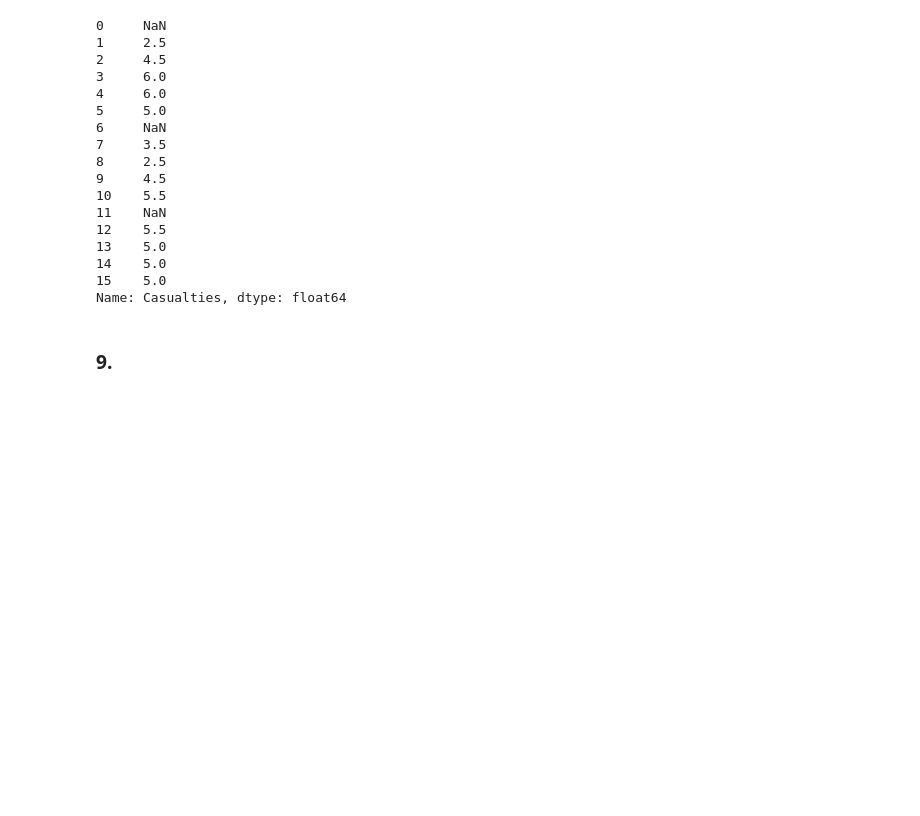
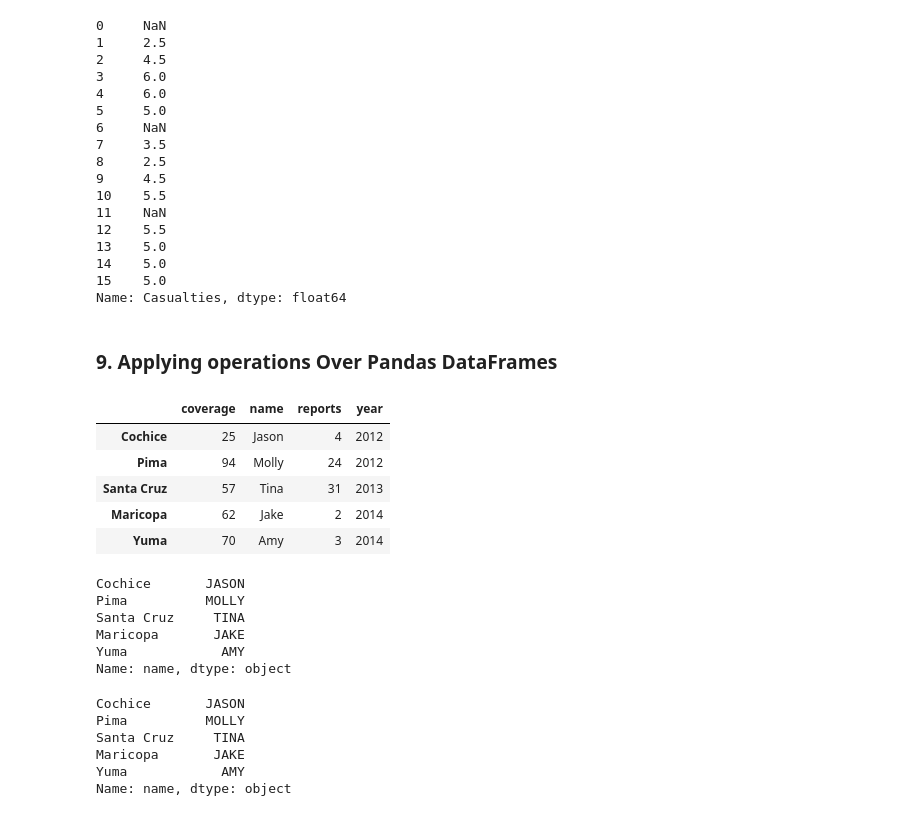
Before and after one commit to fjcamillo/Complete-Pandas-Study, a Jupyter notebook: Pandas Re-Study Part 1.ipynb, the cells around one changed output. Drawn from its saved outputs; the diff is of its cells as text; code cells hidden in the pictures; blank space fills up the shorter version.

```diff
--- a/Pandas Re-Study Part 1.ipynb
+++ b/Pandas Re-Study Part 1.ipynb
@@ -2588,5 +2588,21 @@ p
 14    5.0
 15    5.0
 Name: Casualties, dtype: float64
-# %% [markdown]
-### 9.
+# %% [markdown]
+### 9. Applying operations Over Pandas DataFrames
+# %%
+data = {
+    'name': ['Jason', 'Molly', 'Tina', 'Jake', 'Amy'],
+    'year': [2012, 2012, 2013, 2014, 2014],
+    'reports': [4, 24, 31, 2, 3],
+    'coverage': [25, 94, 57, 62, 70]
+}
+df = pd.DataFrame(data, index=['Cochice', 'Pima', 'Santa Cruz', 'Maricopa', 'Yuma'])
+df
+# %% [output]
+|  | coverage | name | reports | year |
+| Cochice | 25 | Jason | 4 | 2012 |
+| Pima | 94 | Molly | 24 | 2012 |
+| Santa Cruz | 57 | Tina | 31 | 2013 |
+| Maricopa | 62 | Jake | 2 | 2014 |
+| Yuma | 70 | Amy | 3 | 2014 |
@@ -2592,0 +2611,18 @@ Name: Casualties, dtype: float64
+# %%
+df.name.apply(capitalizer)
+# %% [output]
+Cochice       JASON
+Pima          MOLLY
+Santa Cruz     TINA
+Maricopa       JAKE
+Yuma            AMY
+Name: name, dtype: object
+# %%
+df.name.map(capitalizer)
+# %% [output]
+Cochice       JASON
+Pima          MOLLY
+Santa Cruz     TINA
+Maricopa       JAKE
+Yuma            AMY
+Name: name, dtype: object
```
Also changed, not shown: parts of 3 cells of this notebook.
